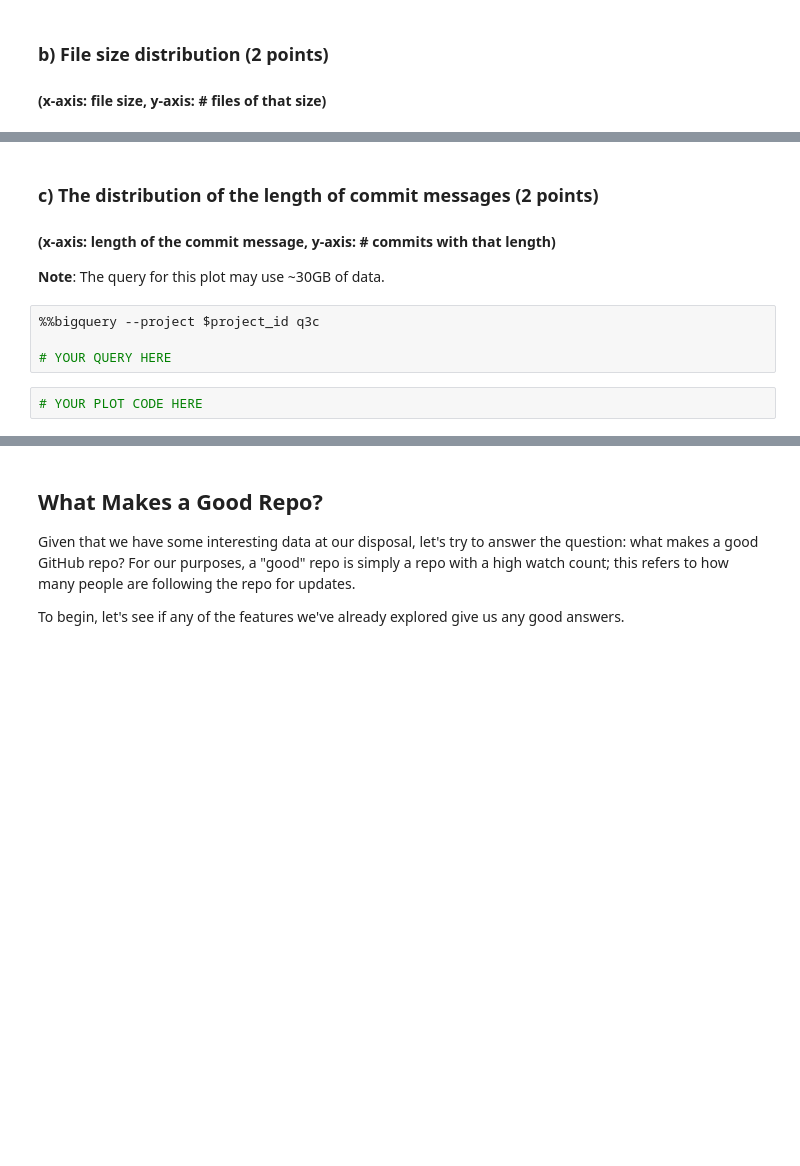
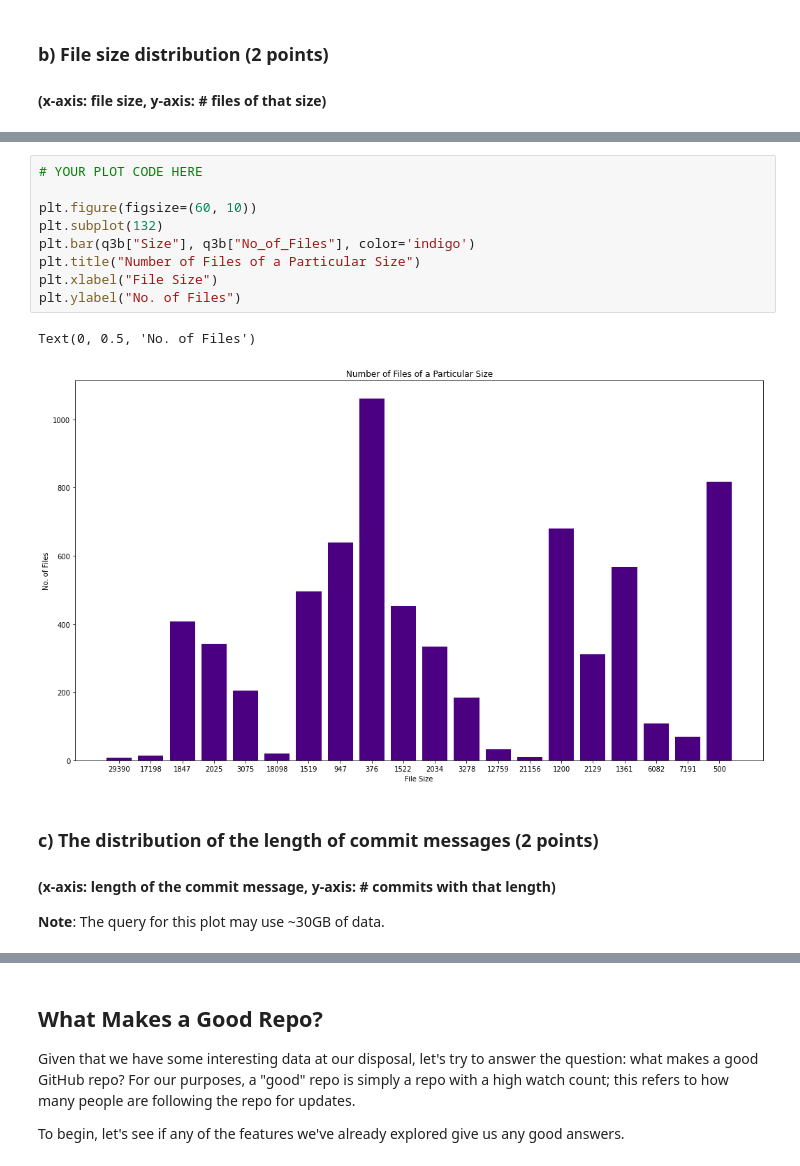
Before and after one commit to Fatim-Sohail/Assignment-2, a Jupyter notebook: Project2_2022.ipynb, the cells around one changed output, grey strips where cells are left out. Cells and saved outputs as stored; diff of their text form; blank space fills up the shorter version.

```diff
--- a/Project2_2022.ipynb
+++ b/Project2_2022.ipynb
@@ -291,11 +311,17 @@ To keep the chart readable, only keep the top 20 languages.
+# %%
+# YOUR PLOT CODE HERE
+
+plt.figure(figsize=(60, 10))
+plt.subplot(132)
+plt.bar(q3b["Size"], q3b["No_of_Files"], color='indigo')
+plt.title("Number of Files of a Particular Size")
+plt.xlabel("File Size")
+plt.ylabel("No. of Files")
+# %% [output]
+Text(0, 0.5, 'No. of Files')
+[figure, added]
 # %% [markdown]
 ### c) The distribution of the length of commit messages (2 points)
 #### (x-axis: length of the commit message, y-axis: # commits with that length)
 
 **Note**: The query for this plot may use ~30GB of data.
-# %%
-%%bigquery --project $project_id q3c
-
-# YOUR QUERY HERE
-# %%
-# YOUR PLOT CODE HERE
```
Also changed, not shown: parts of 28 cells of this notebook.
